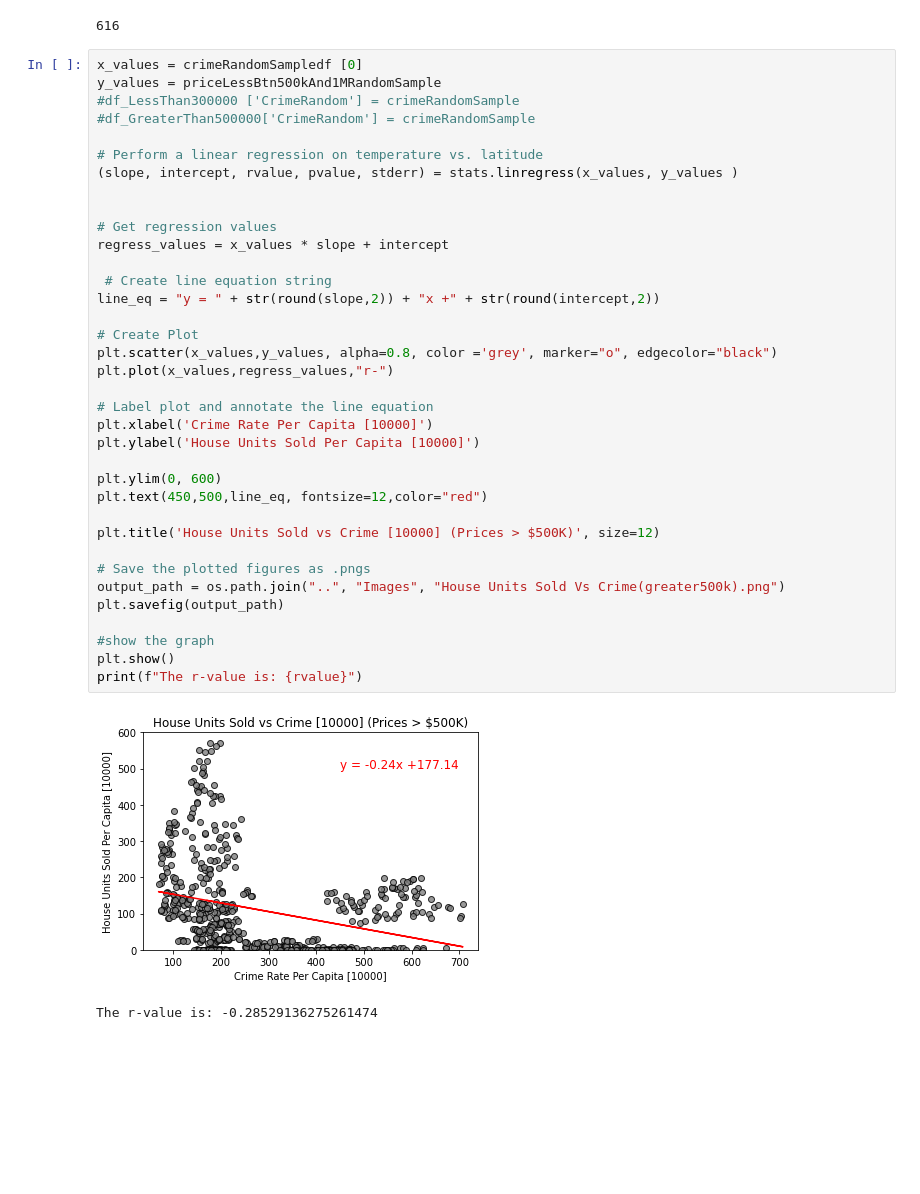
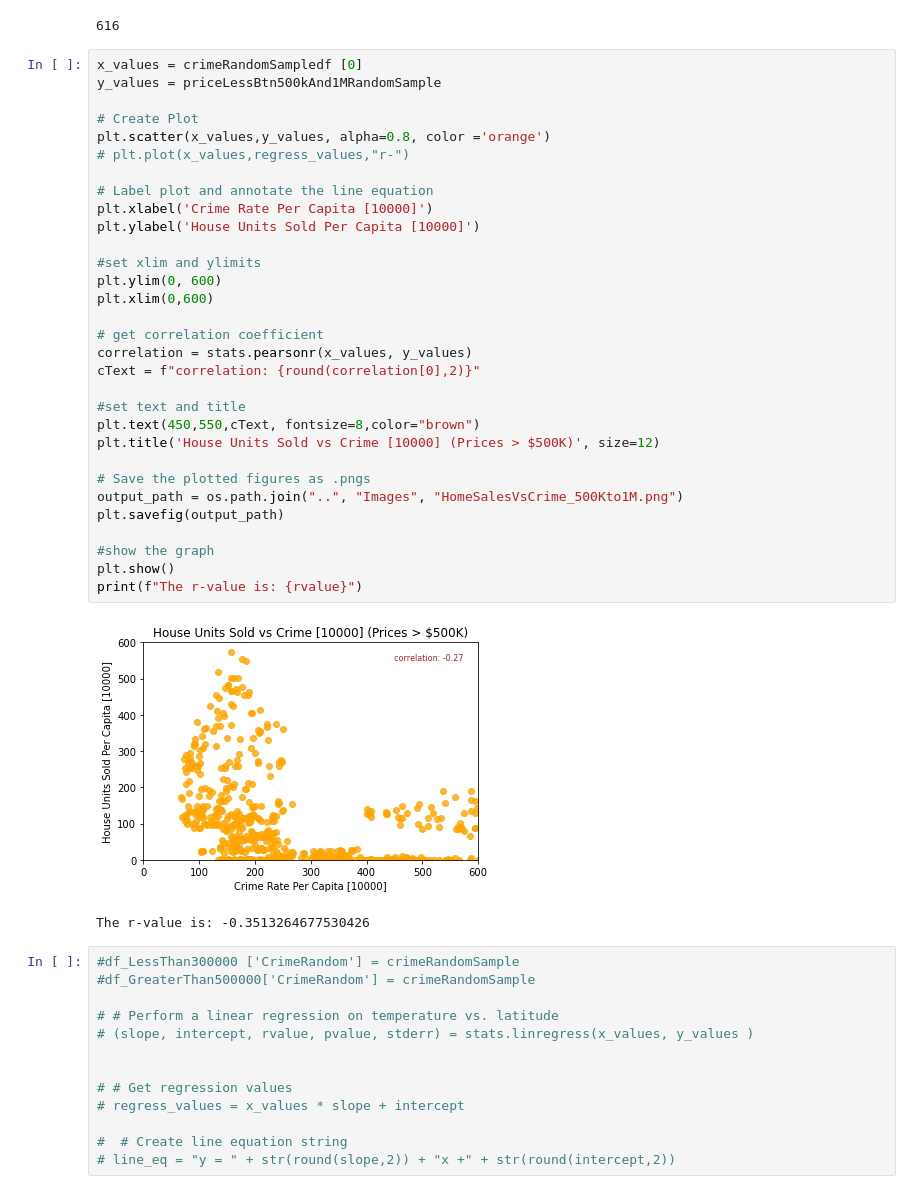
Before and after one commit to andresocorro/project_1, a Jupyter notebook: src_files/HousingAnalysisWithPrice.ipynb, the cells around one changed output. Drawn from its saved outputs; the diff is of its cells as text; blank space fills up the shorter version.

Commit message:
made updates to graphs

```diff
--- a/src_files/HousingAnalysisWithPrice.ipynb
+++ b/src_files/HousingAnalysisWithPrice.ipynb
@@ -443,39 +452,47 @@ len (priceLessBtn500kAnd1MRandomSample)
 # %%
 x_values = crimeRandomSampledf [0]
 y_values = priceLessBtn500kAnd1MRandomSample
-#df_LessThan300000 ['CrimeRandom'] = crimeRandomSample
-#df_GreaterThan500000['CrimeRandom'] = crimeRandomSample
-
-# Perform a linear regression on temperature vs. latitude
-(slope, intercept, rvalue, pvalue, stderr) = stats.linregress(x_values, y_values )
-
-
-# Get regression values
-regress_values = x_values * slope + intercept
-
- # Create line equation string
-line_eq = "y = " + str(round(slope,2)) + "x +" + str(round(intercept,2))
 
 # Create Plot
-plt.scatter(x_values,y_values, alpha=0.8, color ='grey', marker="o", edgecolor="black")
-plt.plot(x_values,regress_values,"r-")
+plt.scatter(x_values,y_values, alpha=0.8, color ='orange')
+# plt.plot(x_values,regress_values,"r-")
 
 # Label plot and annotate the line equation
 plt.xlabel('Crime Rate Per Capita [10000]')
 plt.ylabel('House Units Sold Per Capita [10000]')
 
+#set xlim and ylimits
 plt.ylim(0, 600)
-plt.text(450,500,line_eq, fontsize=12,color="red")
+plt.xlim(0,600)
 
+# get correlation coefficient
+correlation = stats.pearsonr(x_values, y_values)
+cText = f"correlation: {round(correlation[0],2)}"
+
+#set text and title
+plt.text(450,550,cText, fontsize=8,color="brown")
 plt.title('House Units Sold vs Crime [10000] (Prices > $500K)', size=12)
 
 # Save the plotted figures as .pngs
-output_path = os.path.join("..", "Images", "House Units Sold Vs Crime(greater500k).png")
+output_path = os.path.join("..", "Images", "HomeSalesVsCrime_500Kto1M.png")
 plt.savefig(output_path)
 
 #show the graph
 plt.show()
 print(f"The r-value is: {rvalue}")
 # %% [output]
-[figure, old version]
+[figure, new version]
-The r-value is: -0.28529136275261474
+The r-value is: -0.3513264677530426
+# %%
+#df_LessThan300000 ['CrimeRandom'] = crimeRandomSample
+#df_GreaterThan500000['CrimeRandom'] = crimeRandomSample
+
+# # Perform a linear regression on temperature vs. latitude
+# (slope, intercept, rvalue, pvalue, stderr) = stats.linregress(x_values, y_values )
+
+
+# # Get regression values
+# regress_values = x_values * slope + intercept
+
+#  # Create line equation string
+# line_eq = "y = " + str(round(slope,2)) + "x +" + str(round(intercept,2))
```
Also changed, not shown: parts of 5 cells of this notebook, 15 other files.
